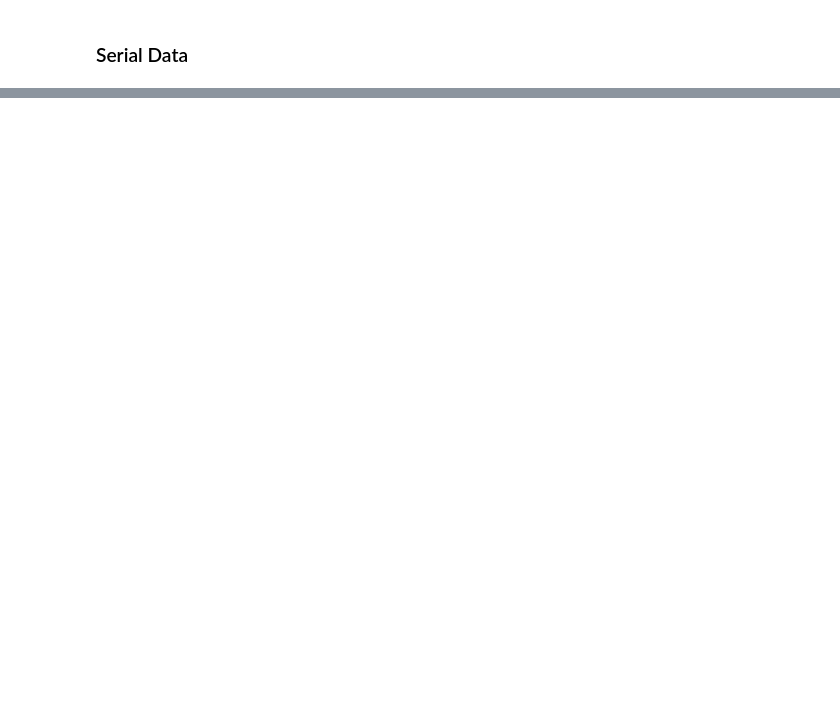
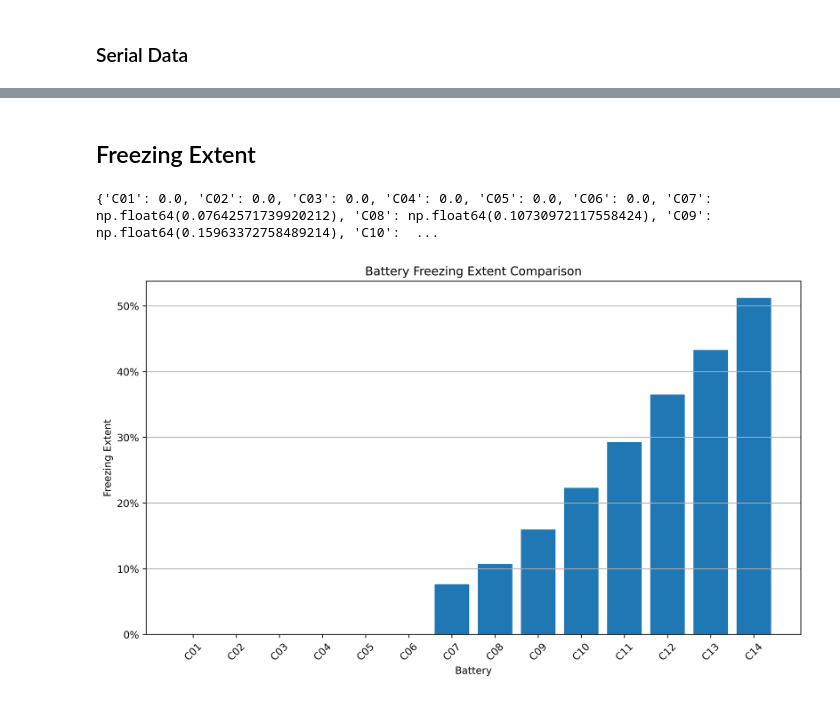
Before and after one commit to LawrenceStanton/SISPS-BATT-INT-CAL, a Jupyter notebook: Notebook/Impedance.ipynb, the cells around one changed output, grey strips where cells are left out. Cells and saved outputs as stored; diff of their text form; code cells hidden in the pictures; blank space fills up the shorter version.

Commit message:
Add basic Plots

```diff
--- a/Notebook/Impedance.ipynb
+++ b/Notebook/Impedance.ipynb
@@ -13,3 +22,4 @@ import os
 ## Data Import
 # %%
 SERIAL_DATA_PATH = "../Data/Serial"
+VBATT_DATA_PATH = "../Data/VBATT"
@@ -85,0 +158,45 @@ Loading serial data from: ../Data/Serial/C06 Serial Output.txt for battery: C06
+# %% [markdown]
+## Freezing Extent
+# %%
+def freezing_extent(vbatt_ht: float, vbatt_lt: float) -> float:
+    if vbatt_ht > vbatt_lt:
+        return 0.0  # Negative Thermal Gradient, No Freezing
+
+    OFFSET = 1.824  # Linear zero offset of Cell Voltage to Electrolyte Concentration
+    f = 1 - (vbatt_ht - OFFSET) / (vbatt_lt - OFFSET)
+    return f
+
+
+freezing_extents = {}
+
+for battery in vbatt_df.index:
+    vbatt_ht = vbatt_df.loc[battery, "VBATT HT"] / 6  # type: ignore
+    vbatt_lt = vbatt_df.loc[battery, "VBATT LT"] / 6  # type: ignore
+
+    f = freezing_extent(vbatt_ht=vbatt_ht, vbatt_lt=vbatt_lt)  # type: ignore
+
+    freezing_extents[battery] = f
+
+print(freezing_extents)
+# %% [output]
+{'C01': 0.0, 'C02': 0.0, 'C03': 0.0, 'C04': 0.0, 'C05': 0.0, 'C06': 0.0, 'C07': np.float64(0.07642571739920212), 'C08': np.float64(0.10730972117558424), 'C09': np.float64(0.15963372758489214), 'C10':  ...
+# %%
+def plot_freezing_extents(freezing_extents: dict):
+    batteries = list(freezing_extents.keys())
+    freezing_values = list(freezing_extents.values())
+
+    plt.figure(figsize=(10, 6))
+    plt.bar(batteries, freezing_values)
+    plt.xlabel("Battery")
+    plt.ylabel("Freezing Extent")
+    plt.gca().yaxis.set_major_formatter(FuncFormatter(lambda y, _: f"{100*y:.0f}%"))
+    plt.title("Battery Freezing Extent Comparison")
+    plt.xticks(rotation=45)
+    plt.grid(axis="y")
+    plt.tight_layout()
+    plt.show()
+
+
+plot_freezing_extents(freezing_extents)
+# %% [output]
+[figure, added]
```
Also changed, not shown: parts of 13 cells of this notebook, 1 other file.
